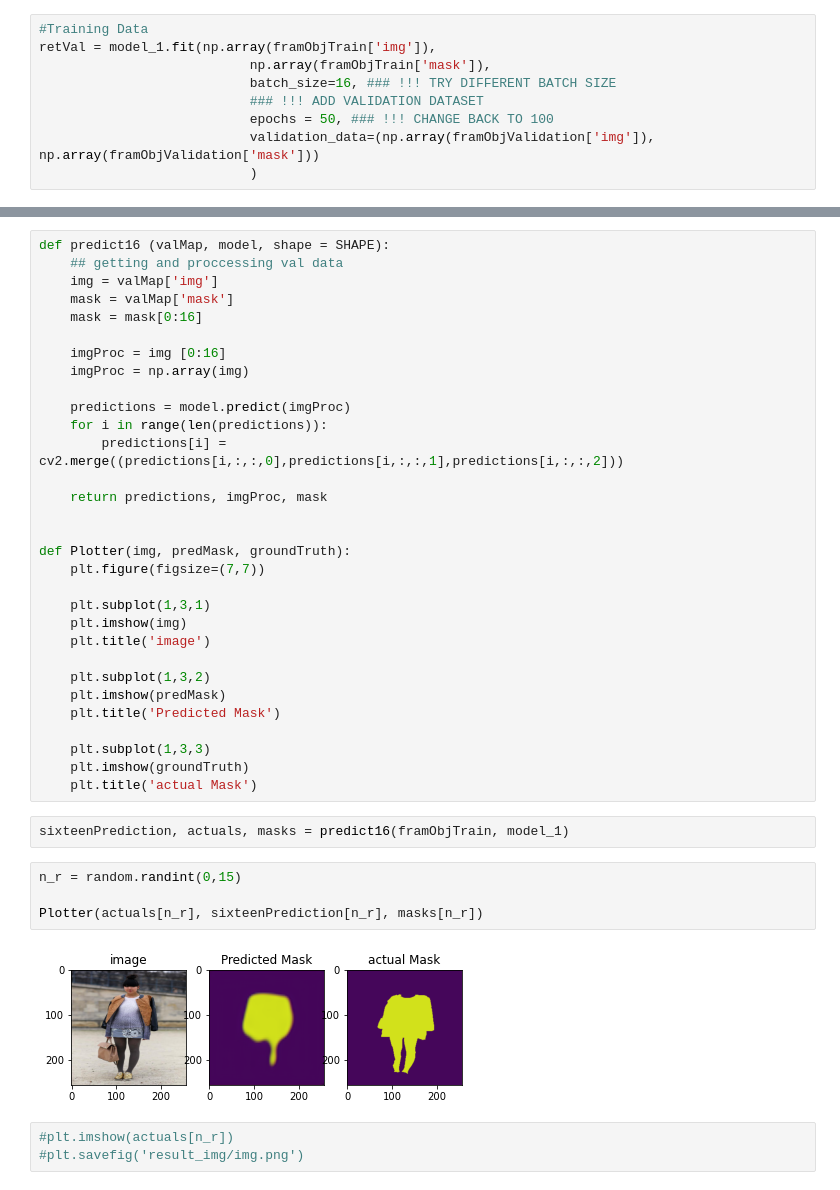
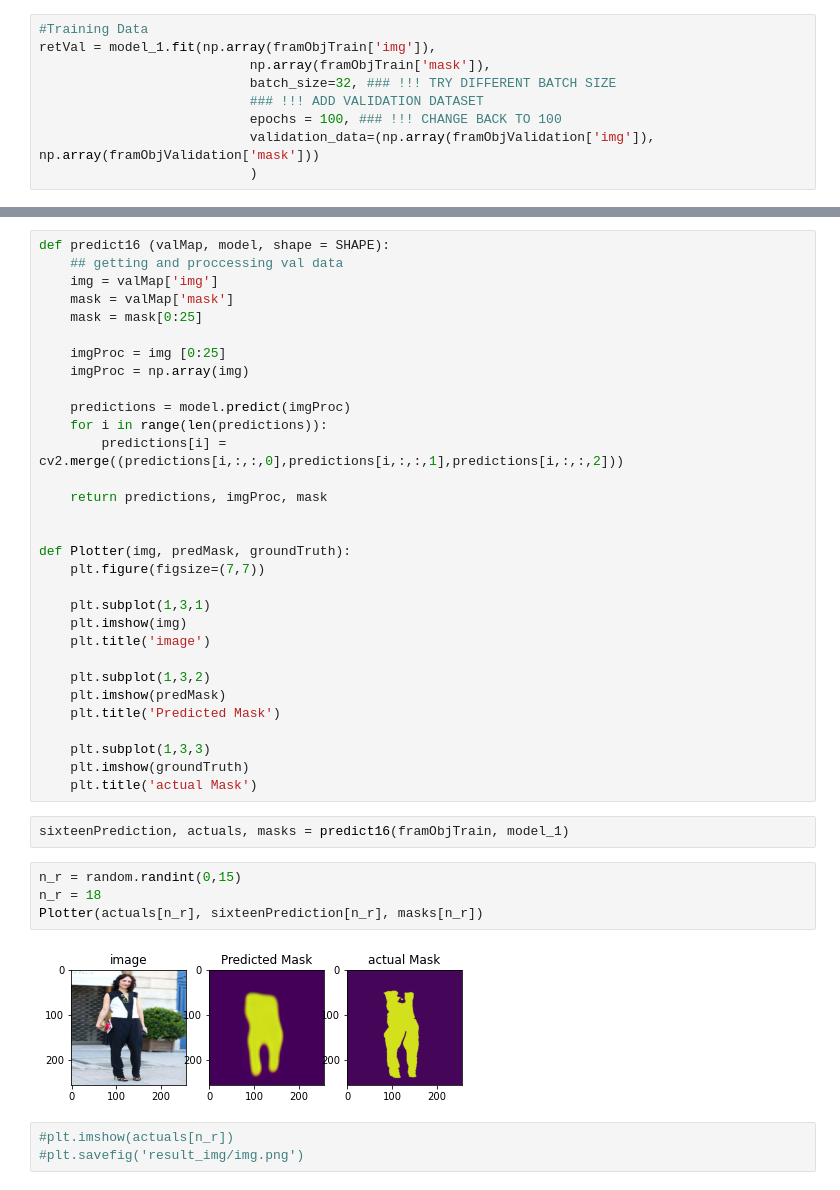
Before and after one commit to GalihWiyono/DressOnMe, a Jupyter notebook: ML/Tweaking_Model.ipynb, the cells around one changed output, grey strips where cells are left out. Saved outputs shown, nothing was run; the diff lists cells and outputs as text.

```diff
--- a/ML/Tweaking_Model.ipynb
+++ b/ML/Tweaking_Model.ipynb
@@ -185,9 +184,9 @@ model_1.compile(
 #Training Data
 retVal = model_1.fit(np.array(framObjTrain['img']),
                            np.array(framObjTrain['mask']),
-                           batch_size=16, ### !!! TRY DIFFERENT BATCH SIZE
+                           batch_size=32, ### !!! TRY DIFFERENT BATCH SIZE
                            ### !!! ADD VALIDATION DATASET
-                           epochs = 50, ### !!! CHANGE BACK TO 100
+                           epochs = 100, ### !!! CHANGE BACK TO 100
                            validation_data=(np.array(framObjValidation['img']), np.array(framObjValidation['mask']))
                            )
 # %% [output]
@@ -239,9 +238,9 @@ def predict16 (valMap, model, shape = SHAPE):
     ## getting and proccessing val data
     img = valMap['img']
     mask = valMap['mask']
-    mask = mask[0:16]
+    mask = mask[0:25]
 
-    imgProc = img [0:16]
+    imgProc = img [0:25]
     imgProc = np.array(img)
 
     predictions = model.predict(imgProc)
@@ -269,10 +268,10 @@ def Plotter(img, predMask, groundTruth):
 sixteenPrediction, actuals, masks = predict16(framObjTrain, model_1)
 # %%
 n_r = random.randint(0,15)
-
+n_r = 18
 Plotter(actuals[n_r], sixteenPrediction[n_r], masks[n_r])
 # %% [output]
-[figure, old version]
+[figure, new version]
 # %%
 #plt.imshow(actuals[n_r])
 #plt.savefig('result_img/img.png')
```
Also changed, not shown: parts of 6 cells of this notebook, 23 other files.
